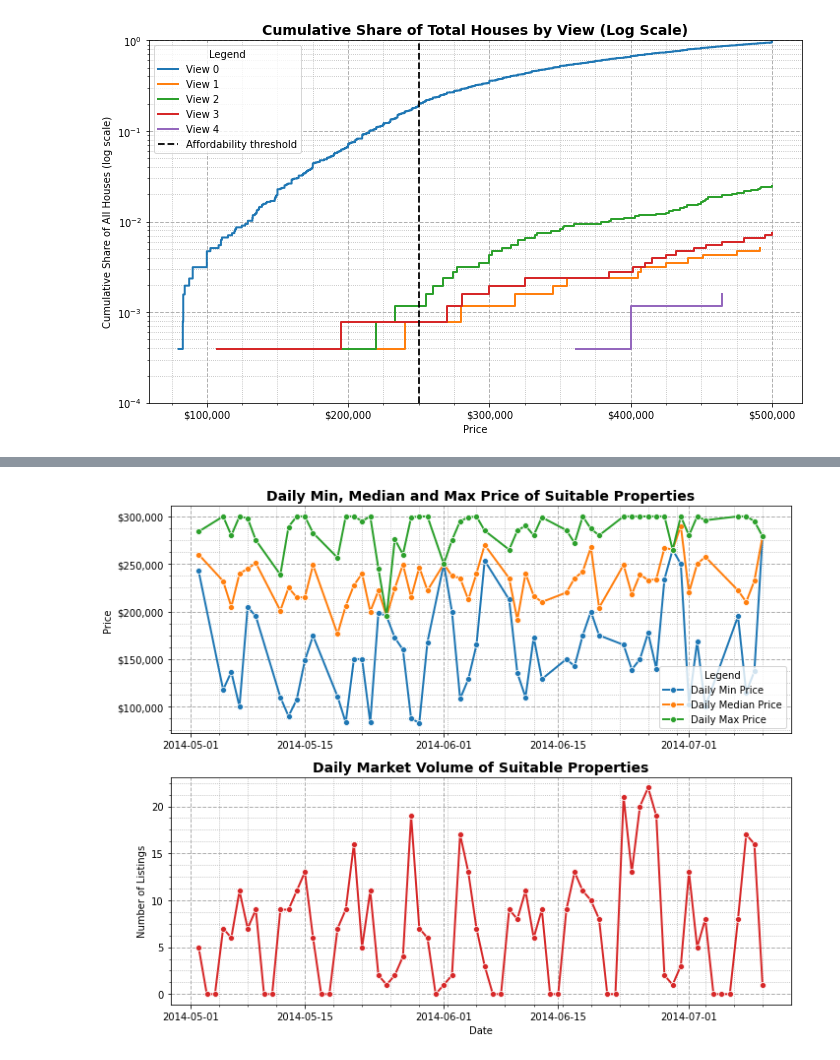
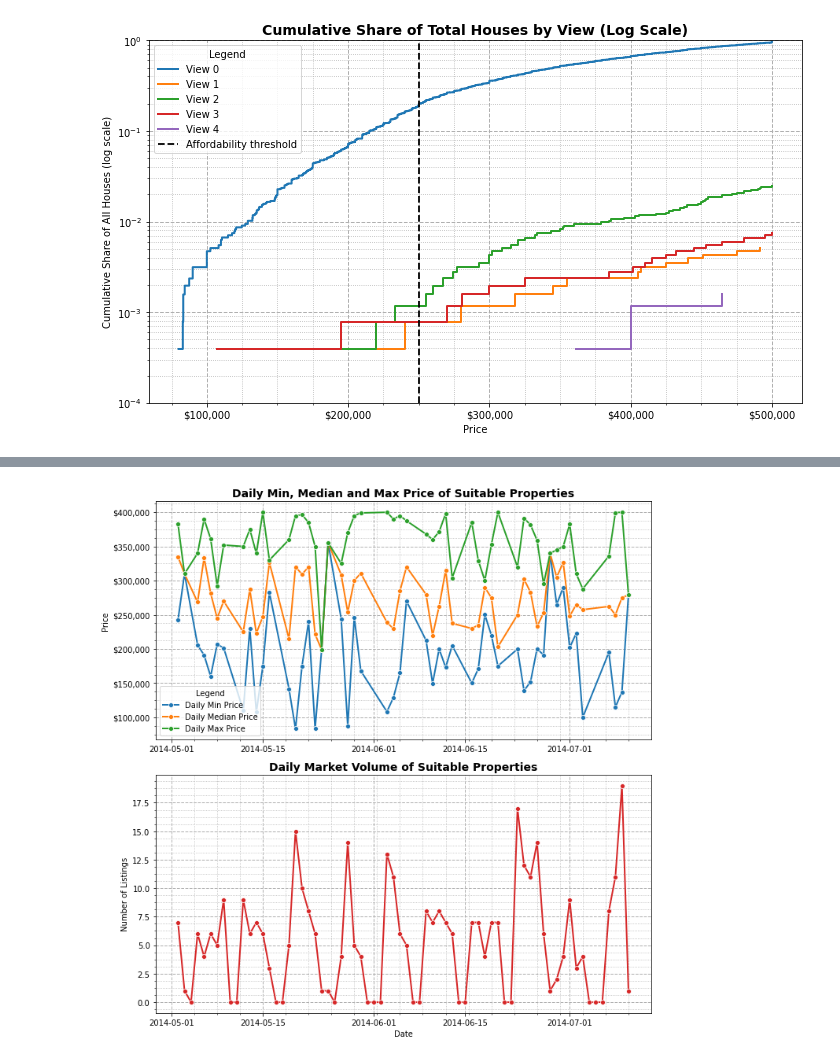
Before and after one commit to codedeedope/ScientificProgrammingLab, a Jupyter notebook: EDA_Project.ipynb, the cells around one changed output, grey strips where cells are left out. Drawn from its saved outputs; the diff is of its cells as text; code cells hidden in the pictures.

```diff
--- a/EDA_Project.ipynb
+++ b/EDA_Project.ipynb
@@ -115,12 +115,12 @@ import seaborn as sns
 import matplotlib.pyplot as plt
 from matplotlib.ticker import FuncFormatter, AutoMinorLocator
 
-affordability_threshold = 300000
-max_price = 2 * affordability_threshold
+affordability_threshold = 400000
+max_price = 2.5 * affordability_threshold
 
 df_plot = df[df["price"] <= max_price]
 
-plt.figure(figsize=(10,6))
+plt.figure(figsize=(10,10))
 palette = sns.color_palette("tab10", 5)
 
 for i, view_level in enumerate(sorted(df_plot["view"].unique())):
@@ -190,16 +190,16 @@ import seaborn as sns
 import matplotlib.pyplot as plt
 from matplotlib.ticker import FuncFormatter, AutoMinorLocator
 
-affordability_threshold = 300000
-max_price = 2 * affordability_threshold
+affordability_threshold = 400000
+max_price = 1 * affordability_threshold
 
 df_plot = df.copy()
 df_plot = df_plot[df_plot["price"] <= max_price]
 df_plot = df_plot[(df_plot["floors"] < 2) & (df_plot["sqft_basement"] <= 1)]
-df_plot = df_plot[df_plot["condition"] >= 3]
+df_plot = df_plot[df_plot["condition"] >= 4]
 df_plot = df_plot[df_plot["sqft_living"] <= 2000]
 
-plt.figure(figsize=(10,6))
+plt.figure(figsize=(10,10))
 palette = sns.color_palette("tab10", 5)
 
 for i, view_level in enumerate(sorted(df_plot["view"].unique())):
@@ -661,9 +526,9 @@ from matplotlib.ticker import FuncFormatter, AutoMinorLocator
 # Data Filtering
 # -----------------------------
 df_plot = df.copy()
-df_plot = df_plot[df_plot["price"] <= 300000]
+df_plot = df_plot[df_plot["price"] <= 400000]
 df_plot = df_plot[(df_plot["floors"] < 2) & (df_plot["sqft_basement"] <= 1)]
-df_plot = df_plot[df_plot["condition"] >= 3]
+df_plot = df_plot[df_plot["condition"] >= 4]
 df_plot = df_plot[df_plot["sqft_living"] <= 2000]
 
 df_plot["date"] = pd.to_datetime(df_plot["date"])
@@ -688,7 +553,7 @@ palette = sns.color_palette("tab10", 5)
 
 fig, (ax1, ax2) = plt.subplots(
     2, 1,
-    figsize=(10,8),
+    figsize=(10,10),
     sharex=True
 )
 
@@ -761,31 +626,31 @@ sns.lineplot(
 )
 
 ax2.set_title(
     "Daily Market Volume of Suitable Properties",
     fontsize=14,
     weight="bold"
 )
 
 ax2.set_xlabel("Date")
 ax2.set_ylabel("Number of Listings")
 
 ax2.xaxis.set_minor_locator(AutoMinorLocator(4))
 ax2.yaxis.set_minor_locator(AutoMinorLocator(4))
 ax2.grid(True, which="major", linestyle="--", linewidth=1.0, alpha=1.0)
 ax2.grid(True, which="minor", linestyle=":", linewidth=0.8, alpha=1.0)
 ax2.set_axisbelow(True)
 
 plt.tight_layout()
 
 plt.savefig(
     "marketMinMedianMax.png",
     dpi=300,
     bbox_inches="tight",
     pad_inches=0.02,
     facecolor="white",
     transparent=False
 )
 
 plt.show()
 # %% [output]
-[figure, old version]
+[figure, new version]
```
Also changed, not shown: parts of 8 cells of this notebook, 10 other files.
